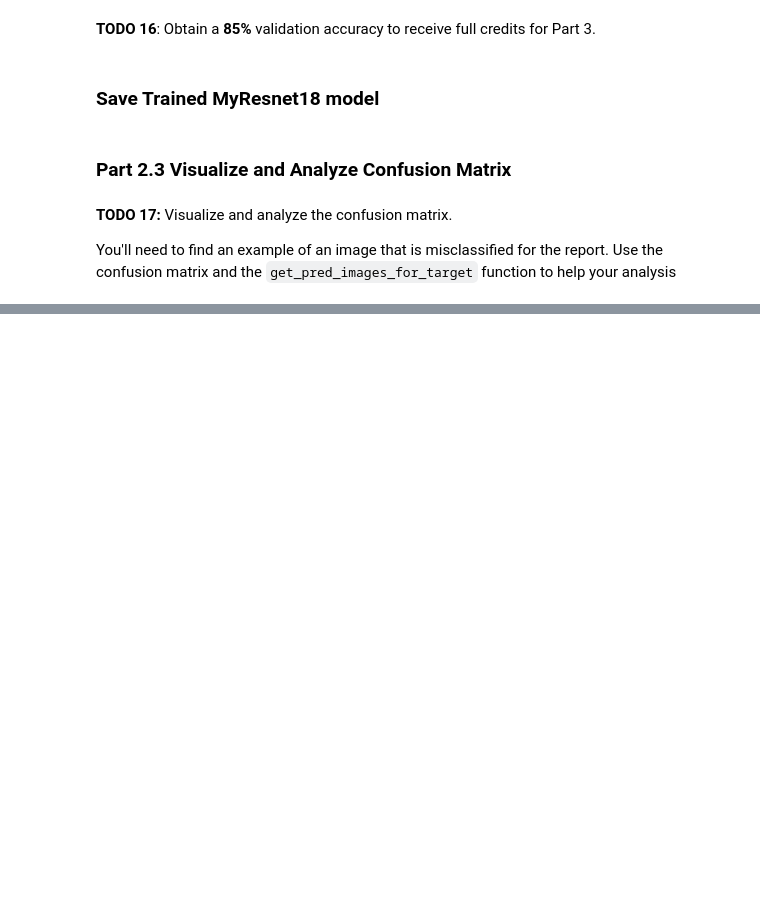
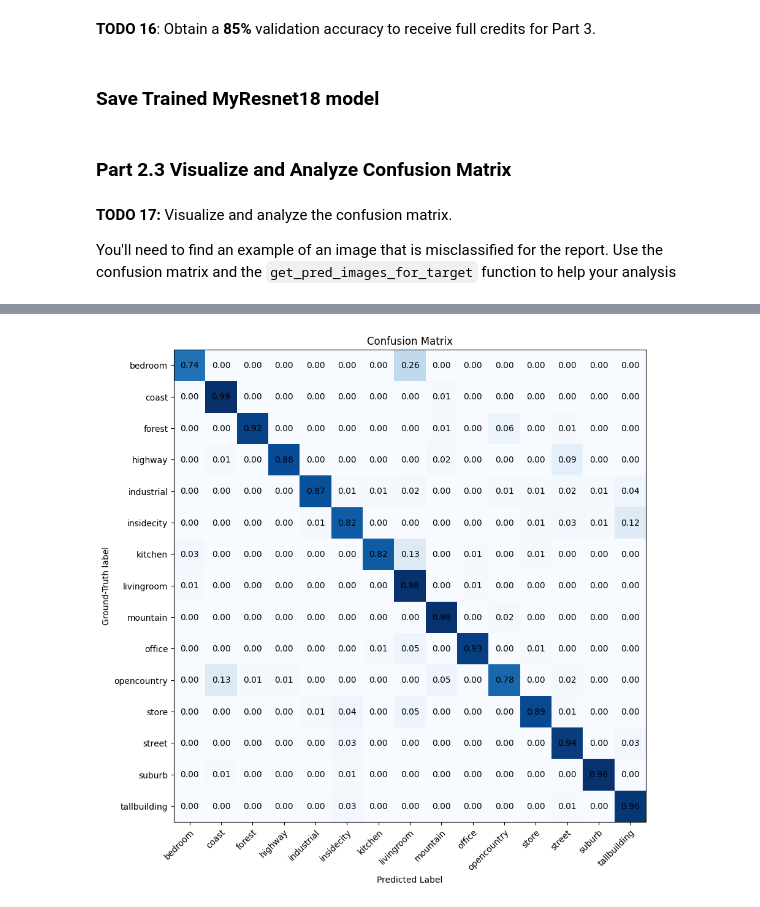
Before and after one commit to karlsing/cv-class, a Jupyter notebook: proj5/proj5.ipynb, the cells around one changed output, grey strips where cells are left out. Drawn from its saved outputs; the diff is of its cells as text; code cells hidden in the pictures; blank space fills up the shorter version.

```diff
--- a/proj5/proj5.ipynb
+++ b/proj5/proj5.ipynb
@@ -534,0 +590,4 @@ generate_and_plot_confusion_matrix(my_resnet, trainer.val_dataset, use_cuda=is_c
+# %%
+generate_and_plot_confusion_matrix(my_vit, trainer.val_dataset, use_cuda=is_cuda)
+# %% [output]
+[figure, added]
```
Also changed, not shown: parts of 21 cells of this notebook, 5 other files.
